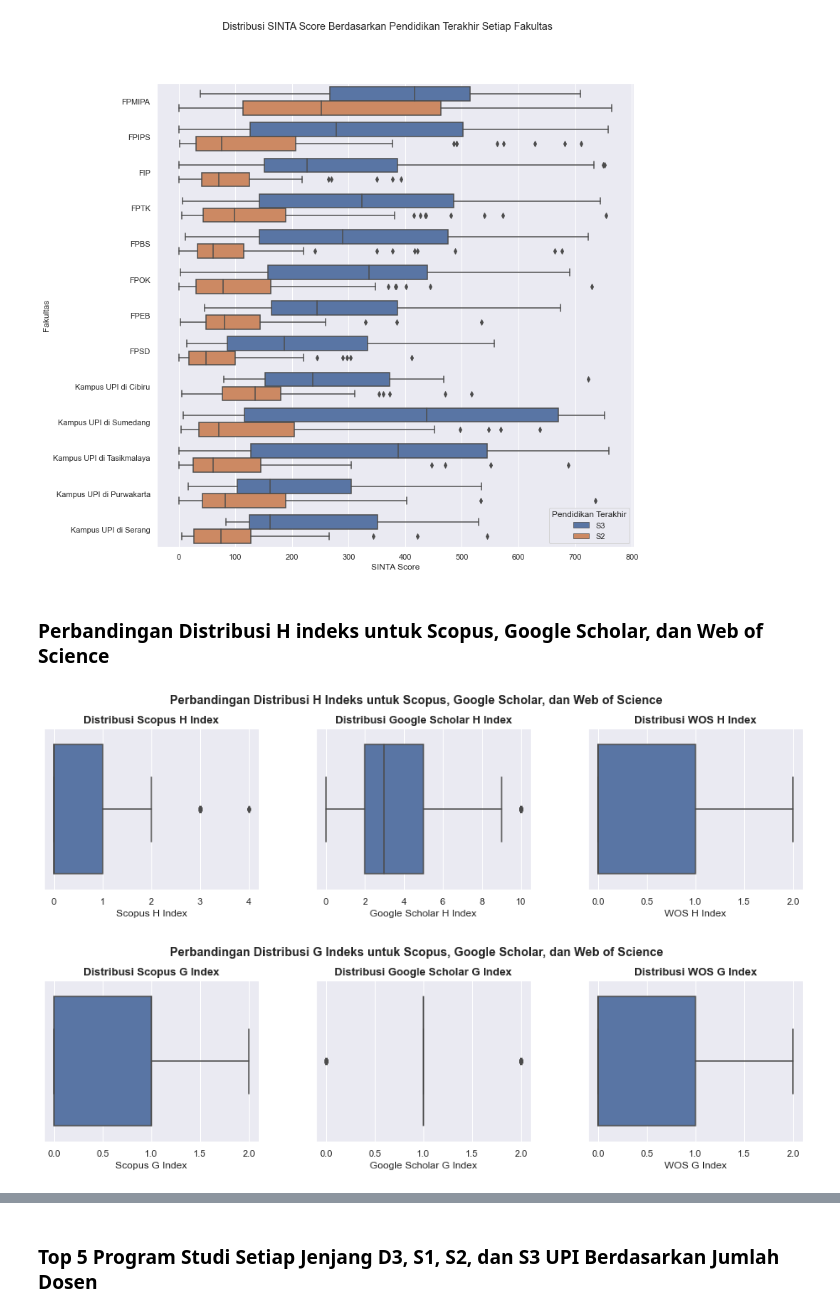
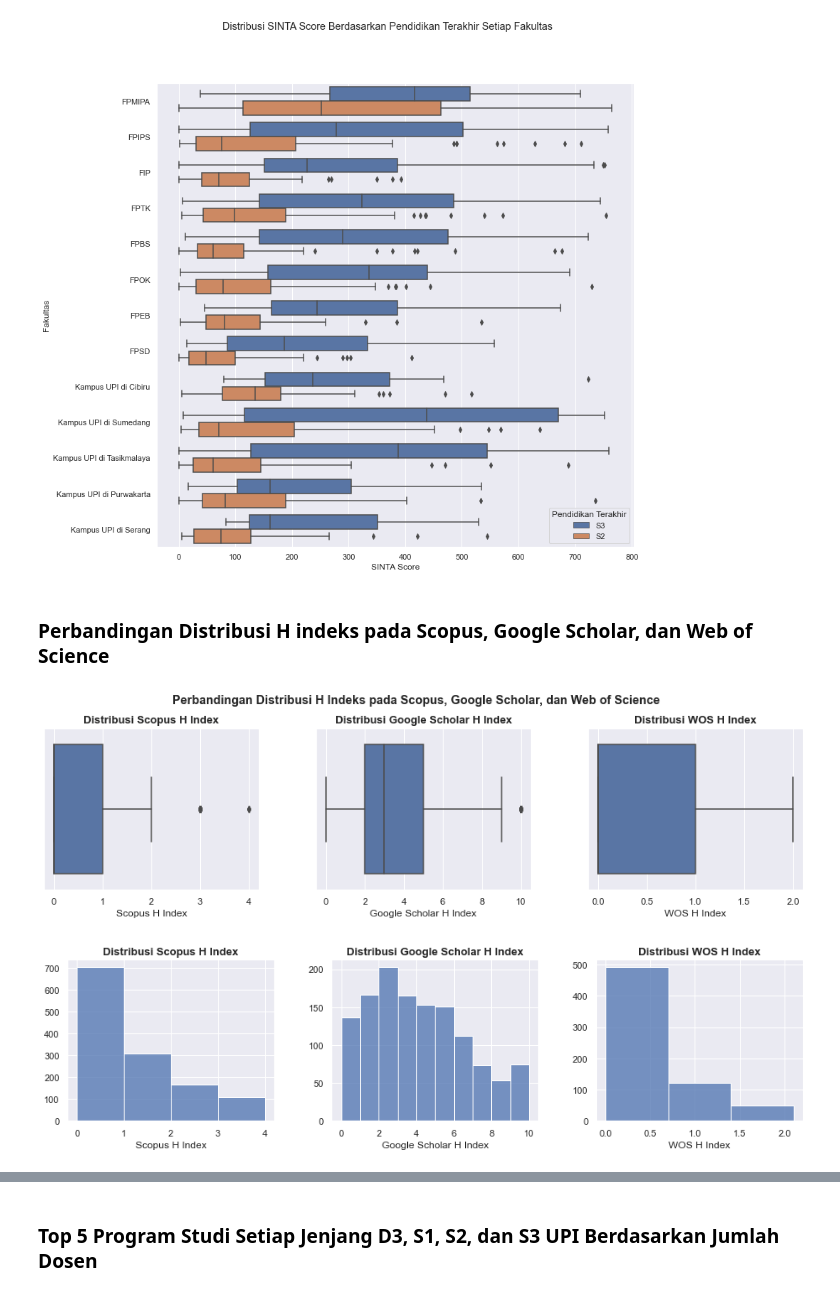
Before and after one commit to crypter7054/EDA-UPI-2022, a Jupyter notebook: EDA UPI Rev.3.ipynb, the cells around one changed output, grey strips where cells are left out. Saved outputs shown, nothing was run; the diff lists cells and outputs as text; code cells hidden in the pictures.

```diff
--- a/EDA UPI Rev.3.ipynb
+++ b/EDA UPI Rev.3.ipynb
@@ -563,7 +563,7 @@ plt.show()
 # %% [output]
 [figure]
 # %% [markdown]
-### Perbandingan Distribusi H indeks untuk Scopus, Google Scholar, dan Web of Science
+### Perbandingan Distribusi H indeks pada Scopus, Google Scholar, dan Web of Science
 # %%
 df_sort_gs = df.sort_values(by="gs_h_index", ascending=False)
 df_sort_wos = df.sort_values(by="wos_h_index", ascending=False)
@@ -578,77 +578,55 @@ df_final2 = list(df_topten2.nama.values)
 df_topten_gs = df[~df.nama.isin(df_final1)]
 df_topten_wos = df[~df.nama.isin(df_final2)]
 
 
 fig, axes = plt.subplots(1, 3, figsize=(14, 4))
 fig.tight_layout()
 fig.tight_layout(pad=3)
 
-fig.suptitle("Perbandingan Distribusi H Indeks untuk Scopus, Google Scholar, dan Web of Science" , fontsize = 'large', fontweight = 'bold', y=1)
+fig.suptitle("Perbandingan Distribusi H Indeks pada Scopus, Google Scholar, dan Web of Science" , fontsize = 'large', fontweight = 'bold', y=1)
 
 scopus = sns.boxplot(x='scopus_h_index', data = df_topten_scopus, palette="deep", ax=axes[0])
 
 gs = sns.boxplot(x='gs_h_index', data = df_topten_gs, palette="deep", ax=axes[1])
 
 wos = sns.boxplot(x='wos_h_index', data = df_topten_wos, palette="deep", ax=axes[2])
 
 scopus.set_title('Distribusi Scopus H Index',fontweight="bold", size=13)
 scopus.set_xlabel('Scopus H Index', fontsize = 12)
 scopus.set_ylabel('')
 
 gs.set_title('Distribusi Google Scholar H Index',fontweight="bold", size=13)
 gs.set_xlabel('Google Scholar H Index', fontsize = 12)
 gs.set_ylabel('')
 
 wos.set_title('Distribusi WOS H Index',fontweight="bold", size=13)
 wos.set_xlabel('WOS H Index', fontsize = 12)
 wos.set_ylabel('')
 
+fig, axes = plt.subplots(1, 3, figsize=(13.6, 4))
+fig.tight_layout()
+fig.tight_layout(pad=3)
+
+
+scopus = sns.histplot(x='scopus_h_index', data = df_topten_scopus, binwidth=1, palette="deep", ax=axes[0])
+
+gs = sns.histplot(x='gs_h_index', data = df_topten_gs, binwidth=1, palette="deep", ax=axes[1])
+
+wos = sns.histplot(x='wos_h_index', data = df_topten_wos,  binwidth=0.7, palette="deep", ax=axes[2])
+
+scopus.set_title('Distribusi Scopus H Index',fontweight="bold", size=13)
+scopus.set_xlabel('Scopus H Index', fontsize = 12)
+scopus.set_ylabel('')
+
+gs.set_title('Distribusi Google Scholar H Index',fontweight="bold", size=13)
+gs.set_xlabel('Google Scholar H Index', fontsize = 12)
+gs.set_ylabel('')
+
+wos.set_title('Distribusi WOS H Index',fontweight="bold", size=13)
+wos.set_xlabel('WOS H Index', fontsize = 12)
+wos.set_ylabel('')
+
 plt.show()
 # %% [output]
 [figure]
+[figure, added]
-# %%
-df_sort_gscopus = df.sort_values(by="scopus_g_index", ascending=False)
-df_sort_ggs = df.sort_values(by="gs_g_index", ascending=False)
-df_sort_gwos = df.sort_values(by="wos_g_index", ascending=False)
-
-n = 10
-m = 5
-df_topten1 = df_sort_gscopus.head(int(len(df_sort_gscopus)*(n/100)))
-df_topten2 = df_sort_ggs.head(int(len(df_sort_ggs)*(n/100)))
-df_topten3 = df_sort_gwos.head(int(len(df_sort_gwos)*(m/100)))
-df_final1 = list(df_topten1.nama.values)
-df_final2 = list(df_topten2.nama.values)
-df_final3 = list(df_topten3.nama.values)
-
-df_topten_gscopus = df[~df.nama.isin(df_final1)]
-df_topten_ggs = df[~df.nama.isin(df_final2)]
-df_topten_gwos = df[~df.nama.isin(df_final3)]
-
-
-fig, axes = plt.subplots(1, 3, figsize=(14, 4))
-fig.tight_layout()
-fig.tight_layout(pad=3)
-
-fig.suptitle("Perbandingan Distribusi G Indeks untuk Scopus, Google Scholar, dan Web of Science" , fontsize = 'large', fontweight = 'bold', y=1)
-
-scopus = sns.boxplot(x='scopus_g_index', data = df_topten_gscopus, palette="deep", ax=axes[0])
-
-gs = sns.boxplot(x='gs_g_index', data = df_topten_ggs, palette="deep", ax=axes[1])
-
-wos = sns.boxplot(x='wos_g_index', data = df_topten_gwos, palette="deep", ax=axes[2])
-
-scopus.set_title('Distribusi Scopus G Index',fontweight="bold", size=13)
-scopus.set_xlabel('Scopus G Index', fontsize = 12)
-scopus.set_ylabel('')
-
-gs.set_title('Distribusi Google Scholar G Index',fontweight="bold", size=13)
-gs.set_xlabel('Google Scholar G Index', fontsize = 12)
-gs.set_ylabel('')
-
-wos.set_title('Distribusi WOS G Index',fontweight="bold", size=13)
-wos.set_xlabel('WOS G Index', fontsize = 12)
-wos.set_ylabel('')
-
-plt.show()
-# %% [output]
-[figure, removed]
```
Also changed, not shown: parts of 28 cells of this notebook.
